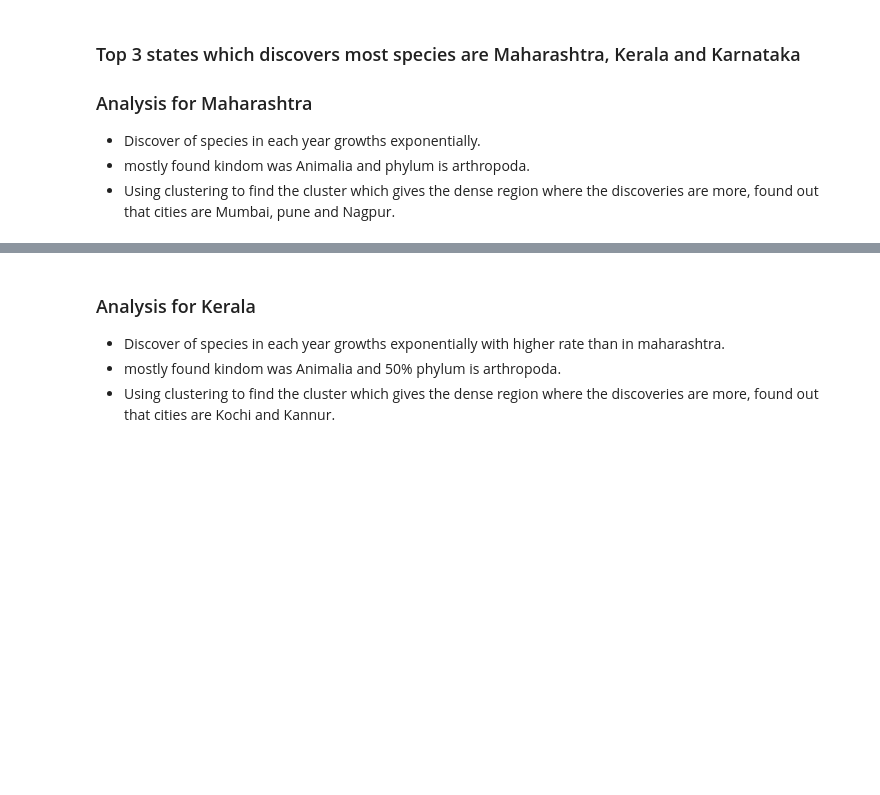
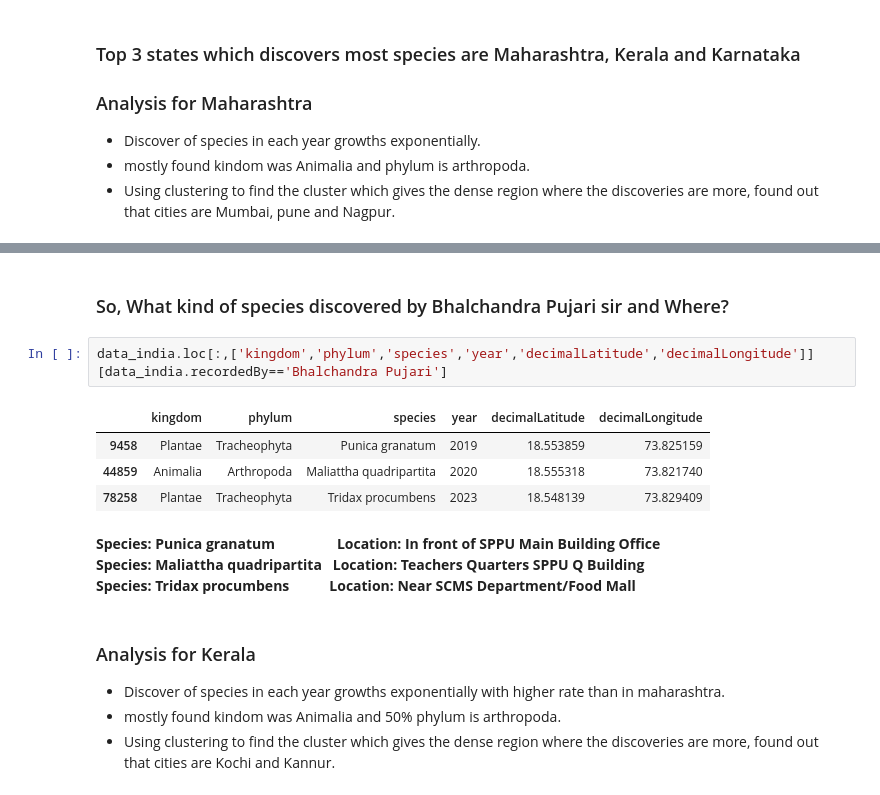
Before and after one commit to kunalgokhe/Analysis-on-observation-of-species, a Jupyter notebook: Code.ipynb, the cells around one changed output, grey strips where cells are left out. Saved outputs shown, nothing was run; the diff lists cells and outputs as text; blank space fills up the shorter version.

```diff
--- a/Code.ipynb
+++ b/Code.ipynb
@@ -263,3 +275,16 @@ plt.show()
+# %% [markdown]
+### So, What kind of species discovered by Bhalchandra Pujari sir and Where?
+# %%
+data_india.loc[:,['kingdom','phylum','species','year','decimalLatitude','decimalLongitude']][data_india.recordedBy=='Bhalchandra Pujari']
+# %% [output]
+|  | kingdom | phylum | species | year | decimalLatitude | decimalLongitude |
+| 9458 | Plantae | Tracheophyta | Punica granatum | 2019 | 18.553859 | 73.825159 |
+| 44859 | Animalia | Arthropoda | Maliattha quadripartita | 2020 | 18.555318 | 73.821740 |
+| 78258 | Plantae | Tracheophyta | Tridax procumbens | 2023 | 18.548139 | 73.829409 |
+# %% [markdown]
+**Species: Punica granatum     &nbsp; &nbsp; &nbsp; &nbsp; &nbsp; &nbsp; &nbsp; &nbsp;   Location: In front of SPPU Main Building Office**\
+**Species: Maliattha quadripartita &nbsp; Location: Teachers Quarters SPPU Q Building**\
+**Species: Tridax procumbens    &nbsp; &nbsp; &nbsp; &nbsp; &nbsp;   Location: Near SCMS Department/Food Mall**
 # %% [markdown]
 ### Analysis for Kerala
 * Discover of species in each year growths exponentially with higher rate than in maharashtra.
```
Also changed, not shown: parts of 5 cells of this notebook, 1 other file.
